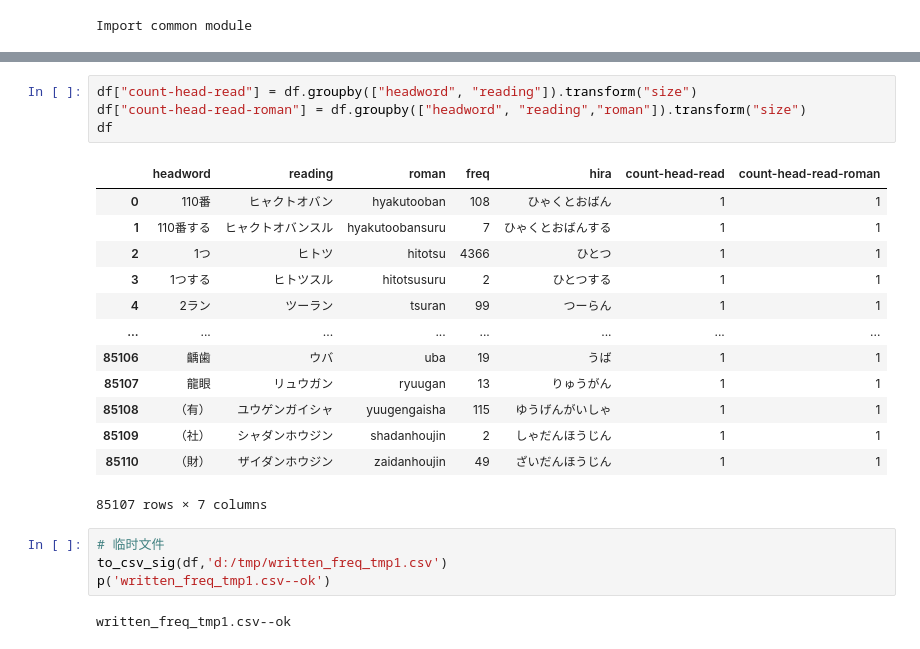
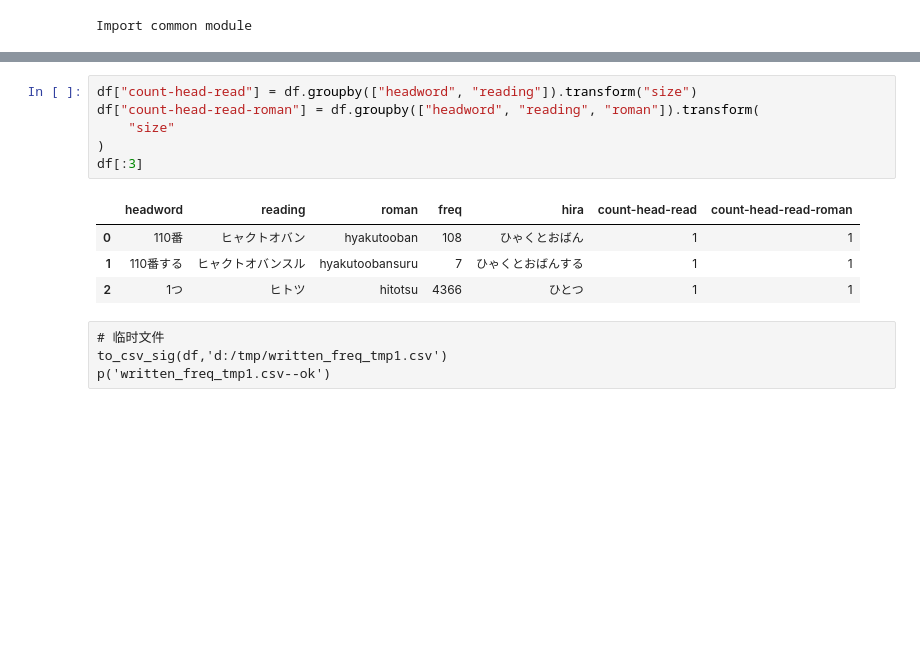
Before and after one commit to hopensic/python-notebooks, a Jupyter notebook: ja_dict_written.ipynb, the cells around one changed output, grey strips where cells are left out. Drawn from its saved outputs; the diff is of its cells as text; blank space fills up the shorter version.

```diff
--- a/ja_dict_written.ipynb
+++ b/ja_dict_written.ipynb
@@ -140,27 +87,18 @@ headword    object
 # %%
 df["count-head-read"] = df.groupby(["headword", "reading"]).transform("size")
-df["count-head-read-roman"] = df.groupby(["headword", "reading","roman"]).transform("size")
-df
+df["count-head-read-roman"] = df.groupby(["headword", "reading", "roman"]).transform(
+    "size"
+)
+df[:3]
 # %% [output]
 |  | headword | reading | roman | freq | hira | count-head-read | count-head-read-roman |
 | 0 | 110番 | ヒャクトオバン | hyakutooban | 108 | ひゃくとおばん | 1 | 1 |
 | 1 | 110番する | ヒャクトオバンスル | hyakutoobansuru | 7 | ひゃくとおばんする | 1 | 1 |
 | 2 | 1つ | ヒトツ | hitotsu | 4366 | ひとつ | 1 | 1 |
-| 3 | 1つする | ヒトツスル | hitotsusuru | 2 | ひとつする | 1 | 1 |
-| 4 | 2ラン | ツーラン | tsuran | 99 | つーらん | 1 | 1 |
-| ... | ... | ... | ... | ... | ... | ... | ... |
-| 85106 | 齲歯 | ウバ | uba | 19 | うば | 1 | 1 |
-| 85107 | 龍眼 | リュウガン | ryuugan | 13 | りゅうがん | 1 | 1 |
-| 85108 | （有） | ユウゲンガイシャ | yuugengaisha | 115 | ゆうげんがいしゃ | 1 | 1 |
-| 85109 | （社） | シャダンホウジン | shadanhoujin | 2 | しゃだんほうじん | 1 | 1 |
-| 85110 | （財） | ザイダンホウジン | zaidanhoujin | 49 | ざいだんほうじん | 1 | 1 |
-85107 rows × 7 columns
-# %%
-# 临时文件
-to_csv_sig(df,'d:/tmp/written_freq_tmp1.csv')
-p('written_freq_tmp1.csv--ok')
-# %% [output]
-written_freq_tmp1.csv--ok
+# %% [raw]
+# 临时文件
+to_csv_sig(df,'d:/tmp/written_freq_tmp1.csv')
+p('written_freq_tmp1.csv--ok')
 # %%
 # 以拼写,发音,罗马音来分组，对词频进行汇总
 summed_df = (
```
Also changed, not shown: parts of 6 cells of this notebook, 4 other files.
